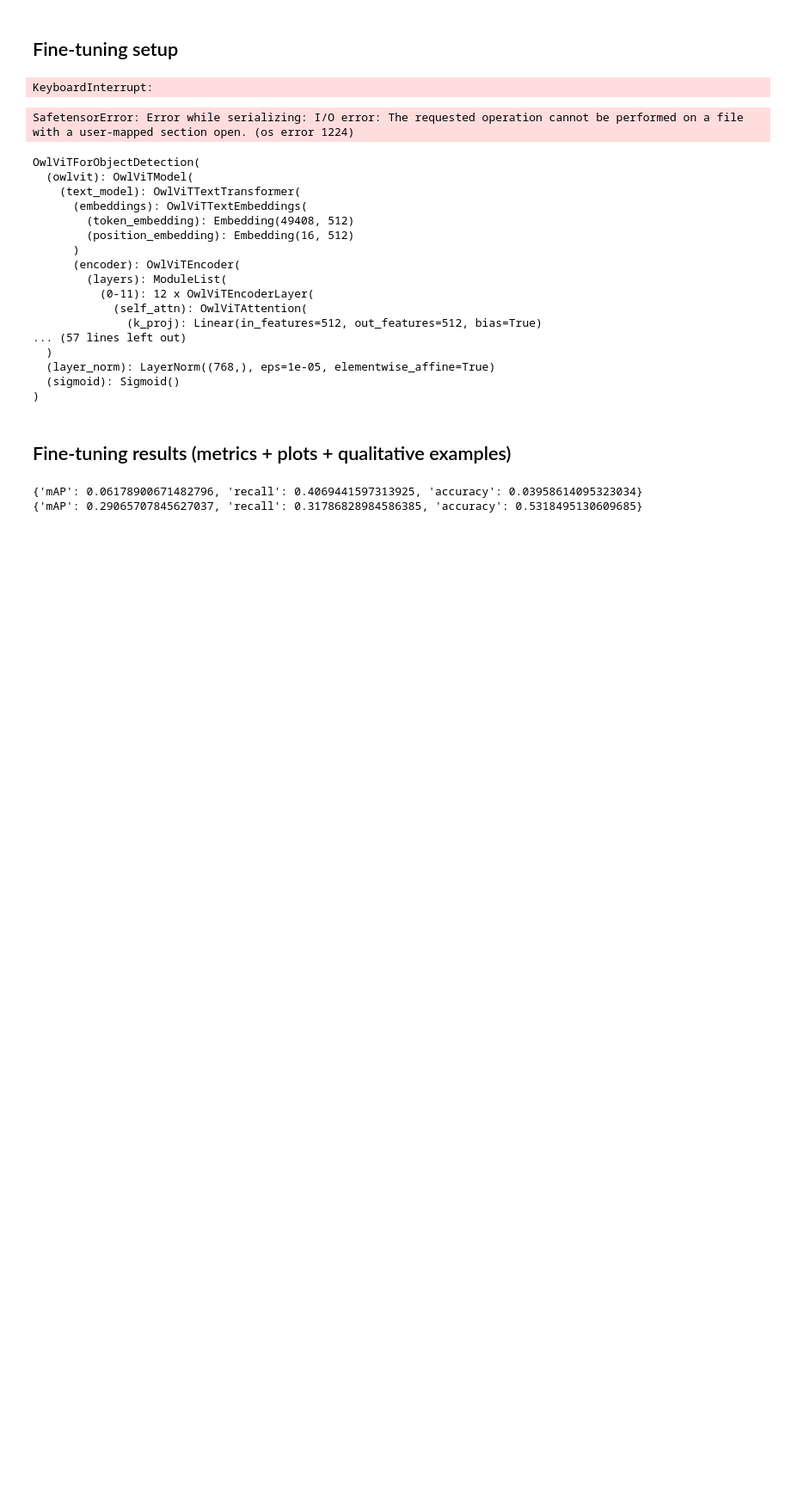
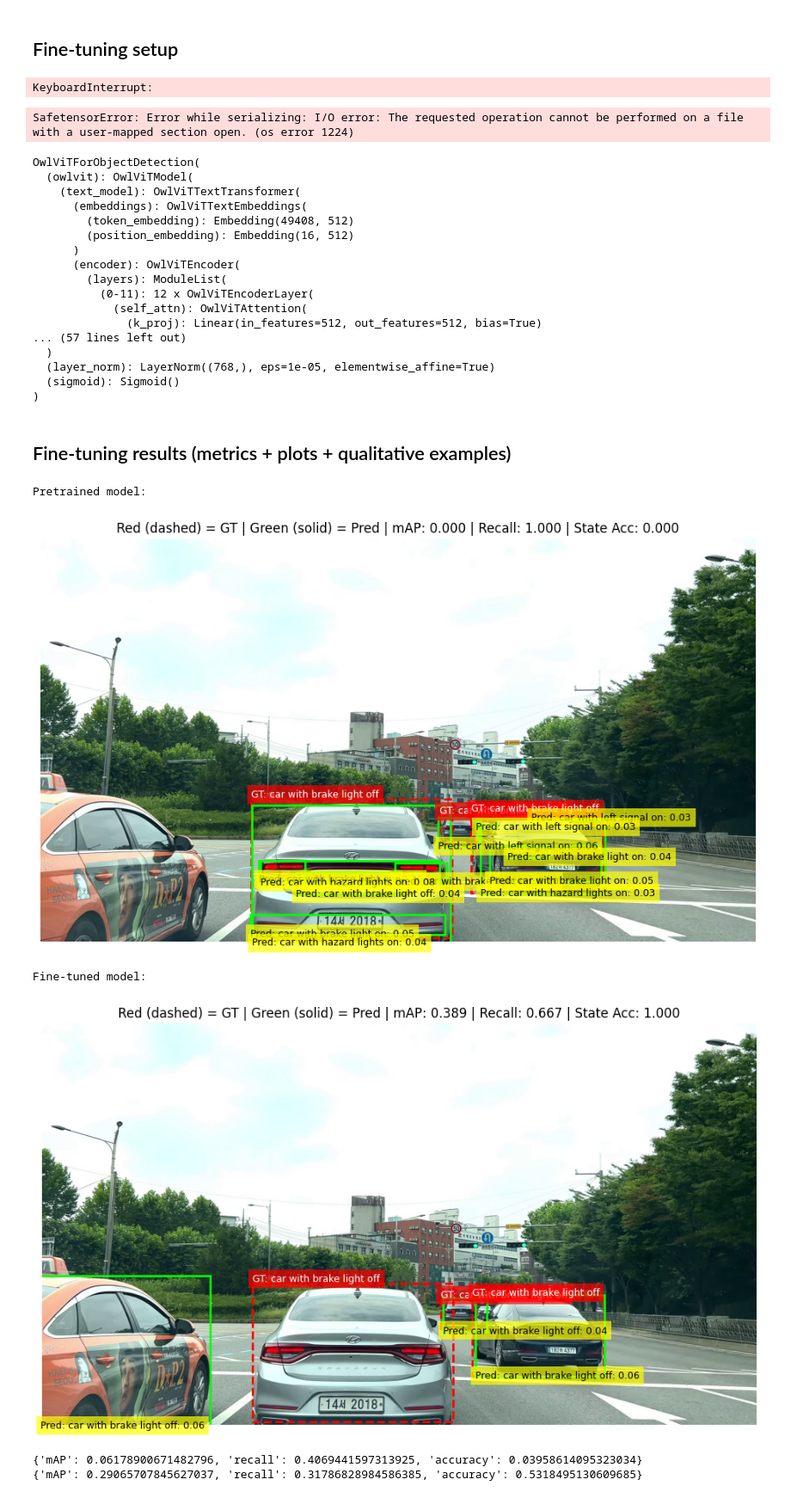
Before and after one commit to ben-cuff/finetuning-OWL-ViT, a Jupyter notebook: new.ipynb, the cells around one changed output. Shown at 86% size. Cells and saved outputs as stored; diff of their text form; code cells hidden in the pictures; blank space fills up the shorter version.

```diff
--- a/new.ipynb
+++ b/new.ipynb
@@ -769,9 +769,9 @@ test_labels = list(label_map.values())
 pretrained_metrics = {"mAP": 0, "recall": 0, "accuracy": 0}
 finetuned_metrics = {"mAP": 0, "recall": 0, "accuracy": 0}
 
-number_to_test = min(float("inf"), len(val_dataset))
+number_to_test = min(1, len(val_dataset))
 
-visualize = False
+visualize = True
 print_metrics = False
 
 
@@ -790,33 +790,38 @@ for idx in random.sample(range(len(val_dataset)), k=number_to_test):
         processor=processor,
         model=model,
         dataset_item=dataset_item,
         text_queries=test_labels,
         threshold=0.03,
         iou_thresh=0.4,
         visualize=visualize,
         print_metrics=print_metrics,
     )
 
     pretrained_metrics["accuracy"] += metrics["accuracy"] / number_to_test
     pretrained_metrics["mAP"] += float(metrics["mAP"]) / number_to_test
     pretrained_metrics["recall"] += metrics["recall"] / number_to_test
 
     if visualize:
         print("\nFine-tuned model:")
     metrics = visualize_owlvit_with_ground_truth(
         processor=finetuned_processor,
         model=finetuned_model,
         dataset_item=dataset_item,
         text_queries=test_labels,
         threshold=0.03,
         iou_thresh=0.4,
         visualize=visualize,
         print_metrics=print_metrics,
     )
 
     finetuned_metrics["accuracy"] += metrics["accuracy"] / number_to_test
     finetuned_metrics["mAP"] += float(metrics["mAP"]) / number_to_test
     finetuned_metrics["recall"] += metrics["recall"] / number_to_test
+# %% [output]
+Pretrained model:
+[figure, added]
+Fine-tuned model:
+[figure, added]
 # %%
 print(pretrained_metrics)
 print(finetuned_metrics)
```
Also changed, not shown: parts of 3 cells of this notebook.
